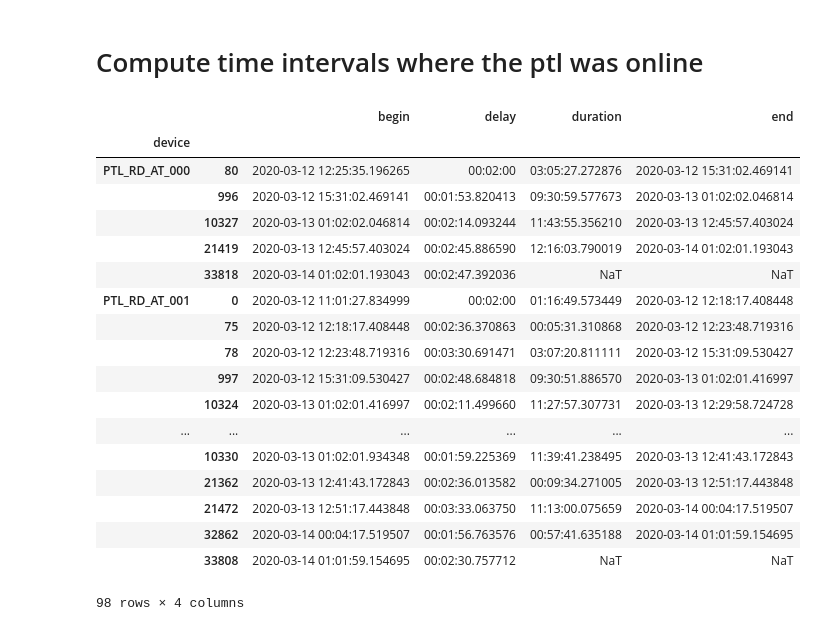
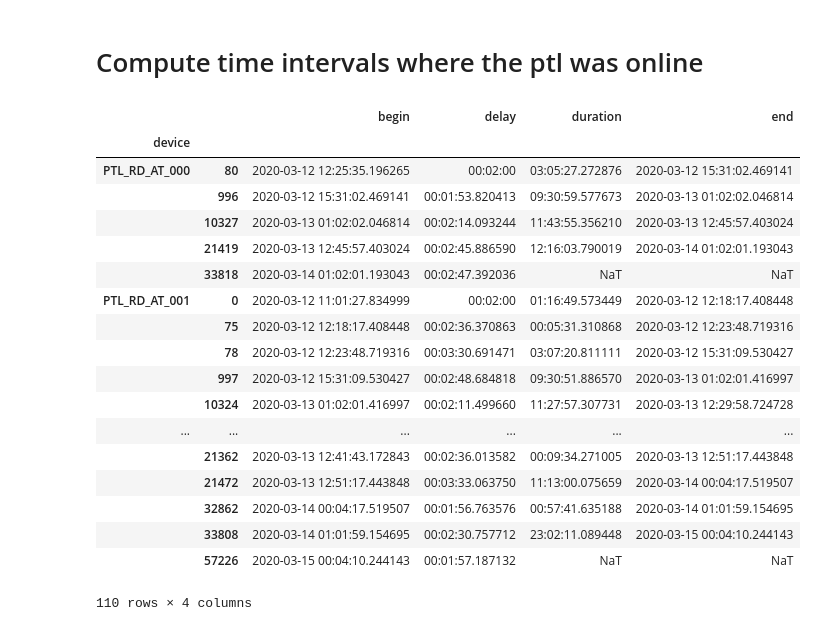
Before and after one commit to whuss/dashboard_react, a Jupyter notebook: error_heatmap.ipynb, the cells around one changed output. Saved outputs shown, nothing was run; the diff lists cells and outputs as text; code cells hidden in the pictures.

```diff
--- a/error_heatmap.ipynb
+++ b/error_heatmap.ipynb
@@ -125,32 +122,30 @@ from datetime import timedelta
 # %%
 data = pd.DataFrame(query.all())
 data['delay'] = data.groupby('device').timestamp.diff()
 data = data.fillna(timedelta(minutes=2))
 data = data[data.delay > timedelta(seconds=90)]
 data = data.rename(columns=dict(timestamp='begin'))
-data = data.sort_values(['device', 'begin'], ascending=False)
-data['duration'] = data.groupby('device').begin.diff().abs()
+data['duration'] = data.groupby('device').begin.diff(periods=-1).abs()
 data['end'] = data.begin + data.duration
-data = data.sort_values(['device', 'begin'], ascending=True)
 data = data.set_index(['device', data.index]).sort_index()
 data
 # %% [output]
 |  |  | begin | delay | duration | end |
 | device |  |  |  |  |  |
 | PTL_RD_AT_000 | 80 | 2020-03-12 12:25:35.196265 | 00:02:00 | 03:05:27.272876 | 2020-03-12 15:31:02.469141 |
 |  | 996 | 2020-03-12 15:31:02.469141 | 00:01:53.820413 | 09:30:59.577673 | 2020-03-13 01:02:02.046814 |
 |  | 10327 | 2020-03-13 01:02:02.046814 | 00:02:14.093244 | 11:43:55.356210 | 2020-03-13 12:45:57.403024 |
 |  | 21419 | 2020-03-13 12:45:57.403024 | 00:02:45.886590 | 12:16:03.790019 | 2020-03-14 01:02:01.193043 |
 |  | 33818 | 2020-03-14 01:02:01.193043 | 00:02:47.392036 | NaT | NaT |
 | PTL_RD_AT_001 | 0 | 2020-03-12 11:01:27.834999 | 00:02:00 | 01:16:49.573449 | 2020-03-12 12:18:17.408448 |
 |  | 75 | 2020-03-12 12:18:17.408448 | 00:02:36.370863 | 00:05:31.310868 | 2020-03-12 12:23:48.719316 |
 |  | 78 | 2020-03-12 12:23:48.719316 | 00:03:30.691471 | 03:07:20.811111 | 2020-03-12 15:31:09.530427 |
 |  | 997 | 2020-03-12 15:31:09.530427 | 00:02:48.684818 | 09:30:51.886570 | 2020-03-13 01:02:01.416997 |
 |  | 10324 | 2020-03-13 01:02:01.416997 | 00:02:11.499660 | 11:27:57.307731 | 2020-03-13 12:29:58.724728 |
 | ... | ... | ... | ... | ... | ... |
-|  | 10330 | 2020-03-13 01:02:01.934348 | 00:01:59.225369 | 11:39:41.238495 | 2020-03-13 12:41:43.172843 |
 |  | 21362 | 2020-03-13 12:41:43.172843 | 00:02:36.013582 | 00:09:34.271005 | 2020-03-13 12:51:17.443848 |
 |  | 21472 | 2020-03-13 12:51:17.443848 | 00:03:33.063750 | 11:13:00.075659 | 2020-03-14 00:04:17.519507 |
 |  | 32862 | 2020-03-14 00:04:17.519507 | 00:01:56.763576 | 00:57:41.635188 | 2020-03-14 01:01:59.154695 |
-|  | 33808 | 2020-03-14 01:01:59.154695 | 00:02:30.757712 | NaT | NaT |
+|  | 33808 | 2020-03-14 01:01:59.154695 | 00:02:30.757712 | 23:02:11.089448 | 2020-03-15 00:04:10.244143 |
+|  | 57226 | 2020-03-15 00:04:10.244143 | 00:01:57.187132 | NaT | NaT |
-98 rows × 4 columns
+110 rows × 4 columns
```
Also changed, not shown: parts of 7 cells of this notebook.
